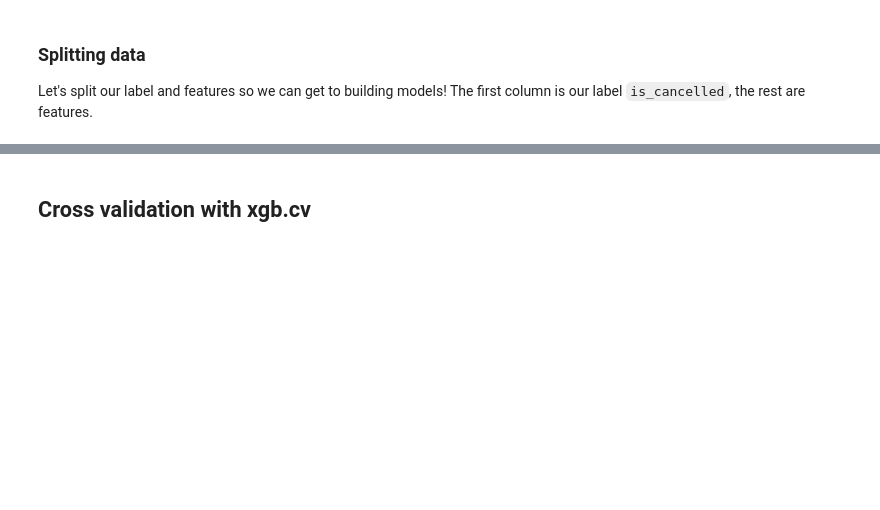
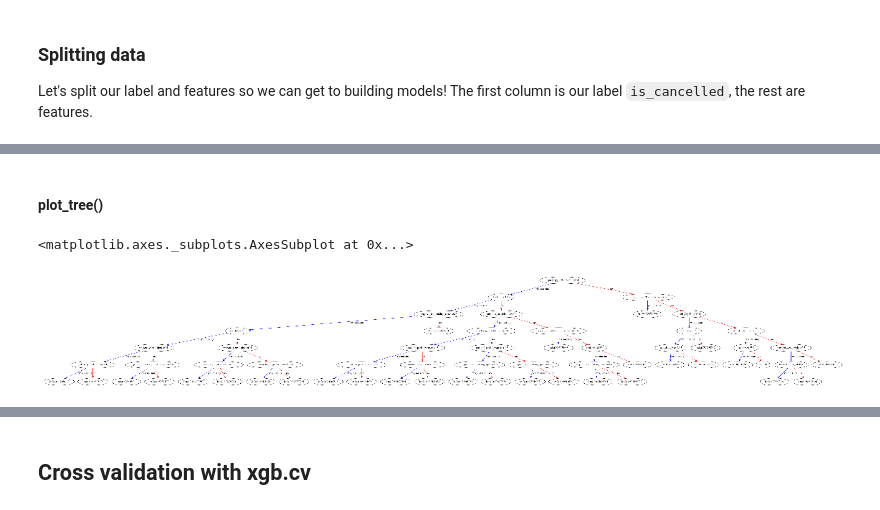
Before and after one commit to datacamp/Machine-Learning-With-XGboost-live-training, a Jupyter notebook: notebooks/python_live_session_template.ipynb, the cells around one changed output, grey strips where cells are left out. Cells and saved outputs as stored; diff of their text form; code cells hidden in the pictures; blank space fills up the shorter version.

```diff
--- a/notebooks/python_live_session_template.ipynb
+++ b/notebooks/python_live_session_template.ipynb
@@ -200,0 +253,10 @@ xgb.plot_importance(xg_cl)
+# %% [markdown]
+#### plot_tree()
+# %%
+fig, ax = plt.subplots(figsize=(20,10))
+
+# Plot the first tree
+xgb.plot_tree(xgb_clf, num_trees=0, ax=ax)
+# %% [output]
+<matplotlib.axes._subplots.AxesSubplot at 0x...>
+[figure, added]
```
Also changed, not shown: parts of 17 cells of this notebook, 6 other files.
